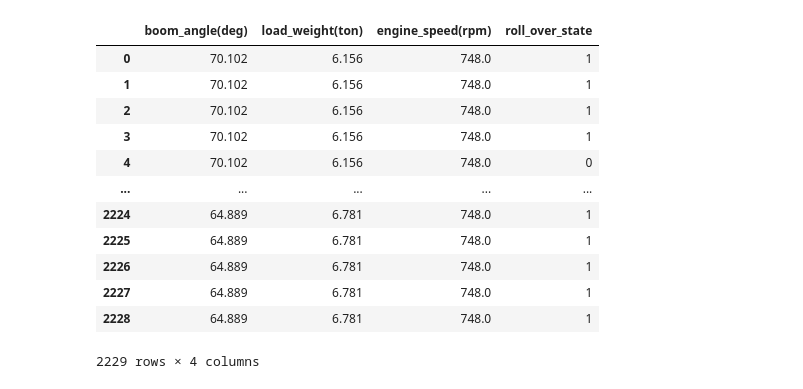
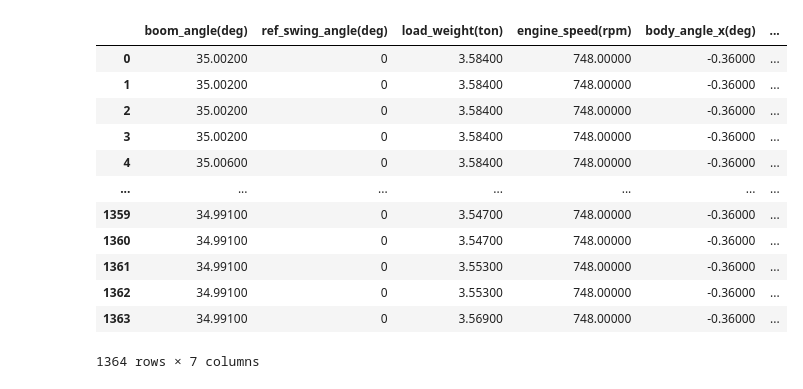
Before and after one commit to jinbeomjeong/estimate_crawler_crane_ground_pressure, a Jupyter notebook: analysis_rollover_detection_onnx_model.ipynb, the cells around one changed output. Drawn from its saved outputs; the diff is of its cells as text; code cells hidden in the pictures.

```diff
--- a/analysis_rollover_detection_onnx_model.ipynb
+++ b/analysis_rollover_detection_onnx_model.ipynb
@@ -170,0 +396,39 @@ ax2.get_legend().remove() if ax2.get_legend() else None
+# %%
+load_cell_name_list = ['load_cell_left_1', 'load_cell_left_2', 'load_cell_left_3',
+                       'load_cell_right_1', 'load_cell_right_2', 'load_cell_right_3']
+load_cell_name_list = np.array(load_cell_name_list)
+
+sns.set_theme(font_scale=1.2)
+sns.set_style('whitegrid', {'grid.linestyle': '--'})
+
+left_sum = data_sorted[load_cell_name_list[3]] + data_sorted[load_cell_name_list[0]]
+left_1 = data_sorted[load_cell_name_list[3]]/left_sum
+left_2 = data_sorted[load_cell_name_list[0]]/left_sum
+left = left_1-left_2
+
+right_sum = data_sorted[load_cell_name_list[5]] + data_sorted[load_cell_name_list[2]]
+right_1 = data_sorted[load_cell_name_list[5]]/right_sum
+right_2 = data_sorted[load_cell_name_list[2]]/right_sum
+right = right_1 - right_2
+
+load_ratio = left*right
+roll_over_state = (load_ratio < 0.2)*1
+
+fig, ax1 = plt.subplots()
+ax2 = ax1.twinx()
+
+sns.lineplot(load_ratio, color='red', label='Load Ratio', ax=ax1)
+sns.lineplot(roll_over_state, color='green', linestyle='--', label='Roll Overstate', ax=ax2)
+
+ax1.set_ylim(-1, 1)
+ax1.set_ylabel('Load Ratio')
+ax2.set_ylim(-0.1, 1.1)
+ax2.set_ylabel('Roll Overstate')
+
+lines_1, labels_1 = ax1.get_legend_handles_labels()
+lines_2, labels_2 = ax2.get_legend_handles_labels()
+
+ax1.legend(lines_1 + lines_2, [labels_1[0], labels_2[0]], loc='center left')
+ax2.get_legend().remove() if ax2.get_legend() else None
+
+data_sorted['roll_over_state'] = roll_over_state
@@ -171,23 +474,26 @@ ax2.get_legend().remove() if ax2.get_legend() else None
 # %%
-feature_name_list = ['boom_angle(deg)', 'load_weight(ton)', 'engine_speed(rpm)']
+dataset = data_sorted
+
+feature_name_list = ['boom_angle(deg)', 'ref_swing_angle(deg)', 'load_weight(ton)', 'engine_speed(rpm)',
+                     'body_angle_x(deg)', 'body_angle_y(deg)']
 target_name = 'roll_over_state'
 
 dataset_arr = dataset[feature_name_list + [target_name]]
 dataset_arr
 # %% [output]
-|  | boom_angle(deg) | load_weight(ton) | engine_speed(rpm) | roll_over_state |
-| 0 | 70.102 | 6.156 | 748.0 | 1 |
-| 1 | 70.102 | 6.156 | 748.0 | 1 |
-| 2 | 70.102 | 6.156 | 748.0 | 1 |
-| 3 | 70.102 | 6.156 | 748.0 | 1 |
-| 4 | 70.102 | 6.156 | 748.0 | 0 |
-| ... | ... | ... | ... | ... |
-| 2224 | 64.889 | 6.781 | 748.0 | 1 |
-| 2225 | 64.889 | 6.781 | 748.0 | 1 |
-| 2226 | 64.889 | 6.781 | 748.0 | 1 |
-| 2227 | 64.889 | 6.781 | 748.0 | 1 |
-| 2228 | 64.889 | 6.781 | 748.0 | 1 |
+|  | boom_angle(deg) | ref_swing_angle(deg) | load_weight(ton) | engine_speed(rpm) | body_angle_x(deg) | ... |
+| 0 | 35.00200 | 0 | 3.58400 | 748.00000 | -0.36000 | ... |
+| 1 | 35.00200 | 0 | 3.58400 | 748.00000 | -0.36000 | ... |
+| 2 | 35.00200 | 0 | 3.58400 | 748.00000 | -0.36000 | ... |
+| 3 | 35.00200 | 0 | 3.58400 | 748.00000 | -0.36000 | ... |
+| 4 | 35.00600 | 0 | 3.58400 | 748.00000 | -0.36000 | ... |
+| ... | ... | ... | ... | ... | ... | ... |
+| 1359 | 34.99100 | 0 | 3.54700 | 748.00000 | -0.36000 | ... |
+| 1360 | 34.99100 | 0 | 3.54700 | 748.00000 | -0.36000 | ... |
+| 1361 | 34.99100 | 0 | 3.55300 | 748.00000 | -0.36000 | ... |
+| 1362 | 34.99100 | 0 | 3.55300 | 748.00000 | -0.36000 | ... |
+| 1363 | 34.99100 | 0 | 3.56900 | 748.00000 | -0.36000 | ... |
-2229 rows × 4 columns
+1364 rows × 7 columns
 # %%
 dataset_arr = dataset_arr.to_numpy()
 
```
Also changed, not shown: parts of 42 cells of this notebook, 1 other file.
